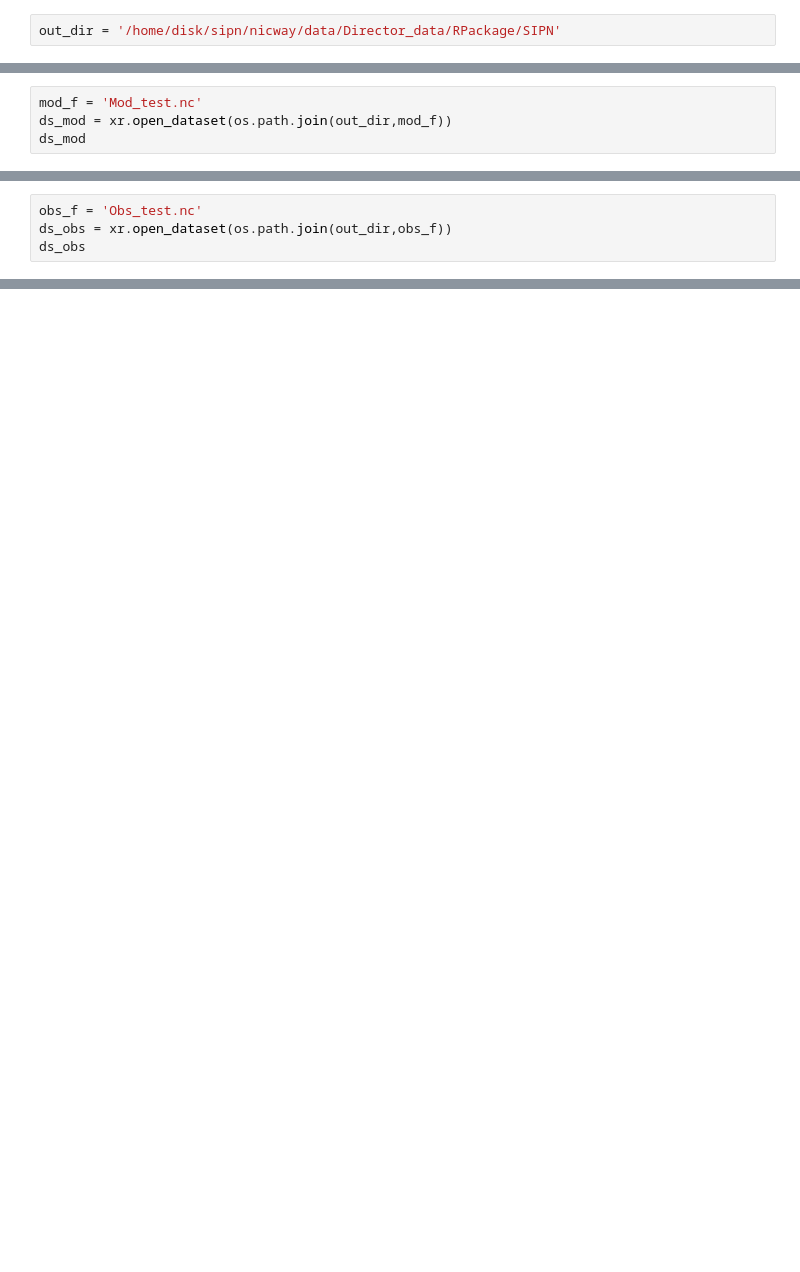
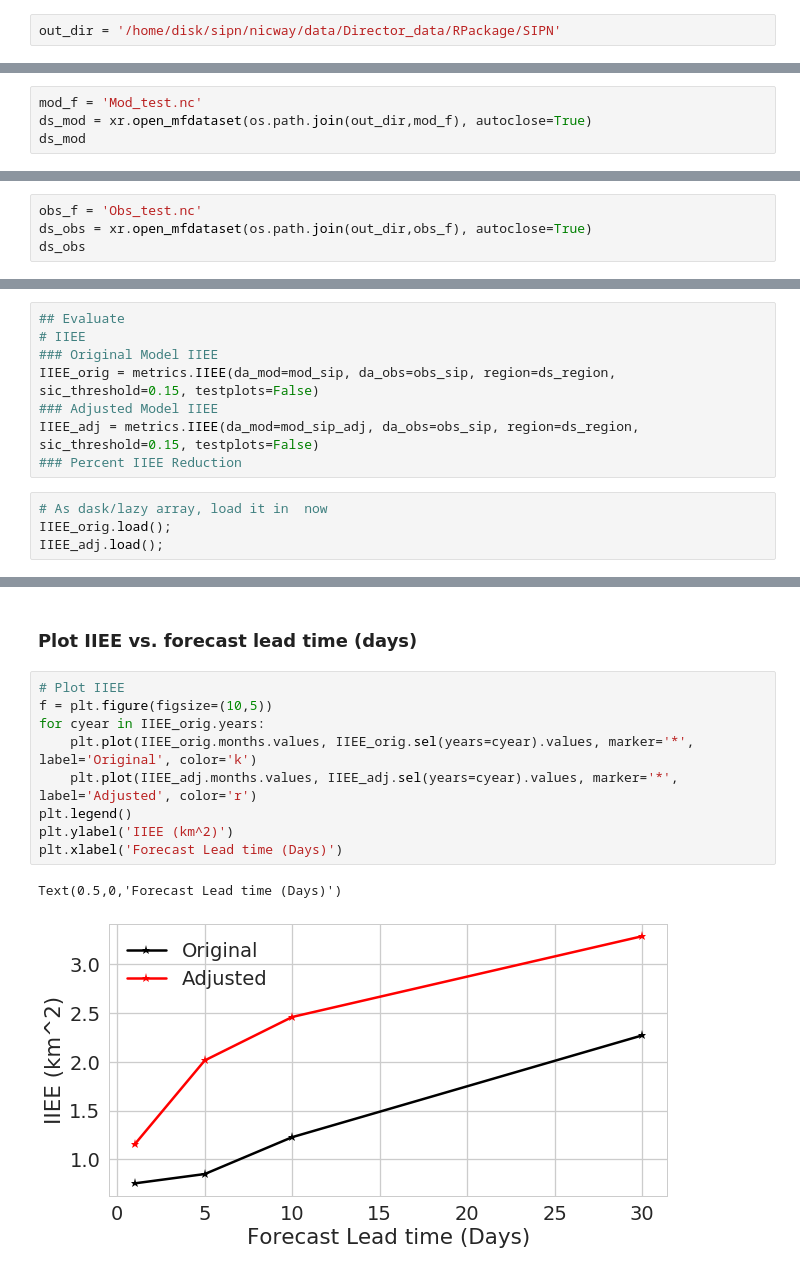
Before and after one commit to NicWayand/stcs, a Jupyter notebook: Compare_CS_output.ipynb, the cells around one changed output, grey strips where cells are left out. Saved outputs shown, nothing was run; the diff lists cells and outputs as text; blank space fills up the shorter version.

Commit message:
Example of strange contour shifts at large (30day) lead times

```diff
--- a/Compare_CS_output.ipynb
+++ b/Compare_CS_output.ipynb
@@ -77,6 +83,6 @@ Data variables:
 # %%
 mod_f = 'Mod_test.nc'
-ds_mod = xr.open_dataset(os.path.join(out_dir,mod_f))
+ds_mod = xr.open_mfdataset(os.path.join(out_dir,mod_f), autoclose=True)
 ds_mod
 # %% [output]
 <xarray.Dataset>
@@ -91,6 +100,6 @@ Data variables:
 # %%
 obs_f = 'Obs_test.nc'
-ds_obs = xr.open_dataset(os.path.join(out_dir,obs_f))
+ds_obs = xr.open_mfdataset(os.path.join(out_dir,obs_f), autoclose=True)
 ds_obs
 # %% [output]
 <xarray.Dataset>
@@ -199,0 +168,12 @@ array(1.90314647)
+# %%
+## Evaluate
+# IIEE
+### Original Model IIEE
+IIEE_orig = metrics.IIEE(da_mod=mod_sip, da_obs=obs_sip, region=ds_region, sic_threshold=0.15, testplots=False)
+### Adjusted Model IIEE
+IIEE_adj = metrics.IIEE(da_mod=mod_sip_adj, da_obs=obs_sip, region=ds_region, sic_threshold=0.15, testplots=False)
+### Percent IIEE Reduction
+# %%
+# As dask/lazy array, load it in  now
+IIEE_orig.load();
+IIEE_adj.load();
@@ -199,0 +192,14 @@ array(1.90314647)
+# %% [markdown]
+### Plot IIEE vs. forecast lead time (days)
+# %%
+# Plot IIEE
+f = plt.figure(figsize=(10,5))
+for cyear in IIEE_orig.years:
+    plt.plot(IIEE_orig.months.values, IIEE_orig.sel(years=cyear).values, marker='*', label='Original', color='k')
+    plt.plot(IIEE_adj.months.values, IIEE_adj.sel(years=cyear).values, marker='*', label='Adjusted', color='r')
+plt.legend()
+plt.ylabel('IIEE (km^2)')
+plt.xlabel('Forecast Lead time (Days)')
+# %% [output]
+Text(0.5,0,'Forecast Lead time (Days)')
+[figure, added]
```
Also changed, not shown: parts of 25 cells of this notebook.
